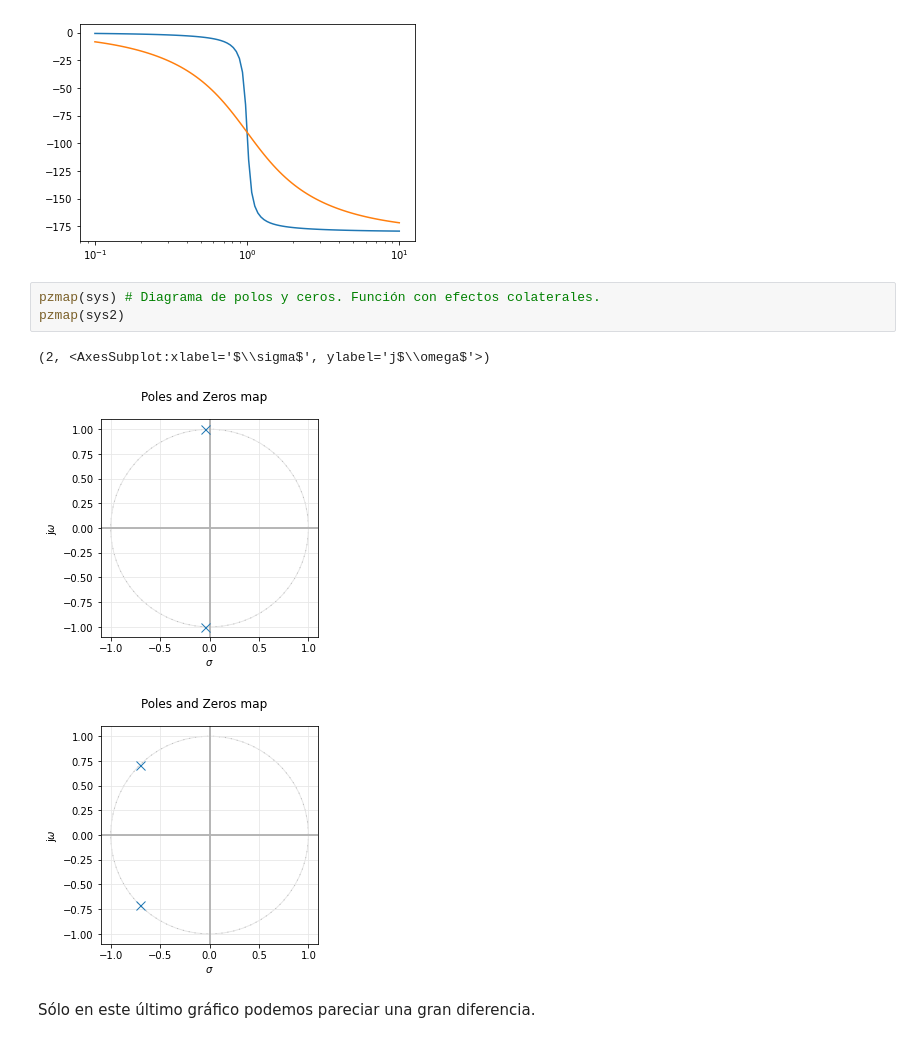
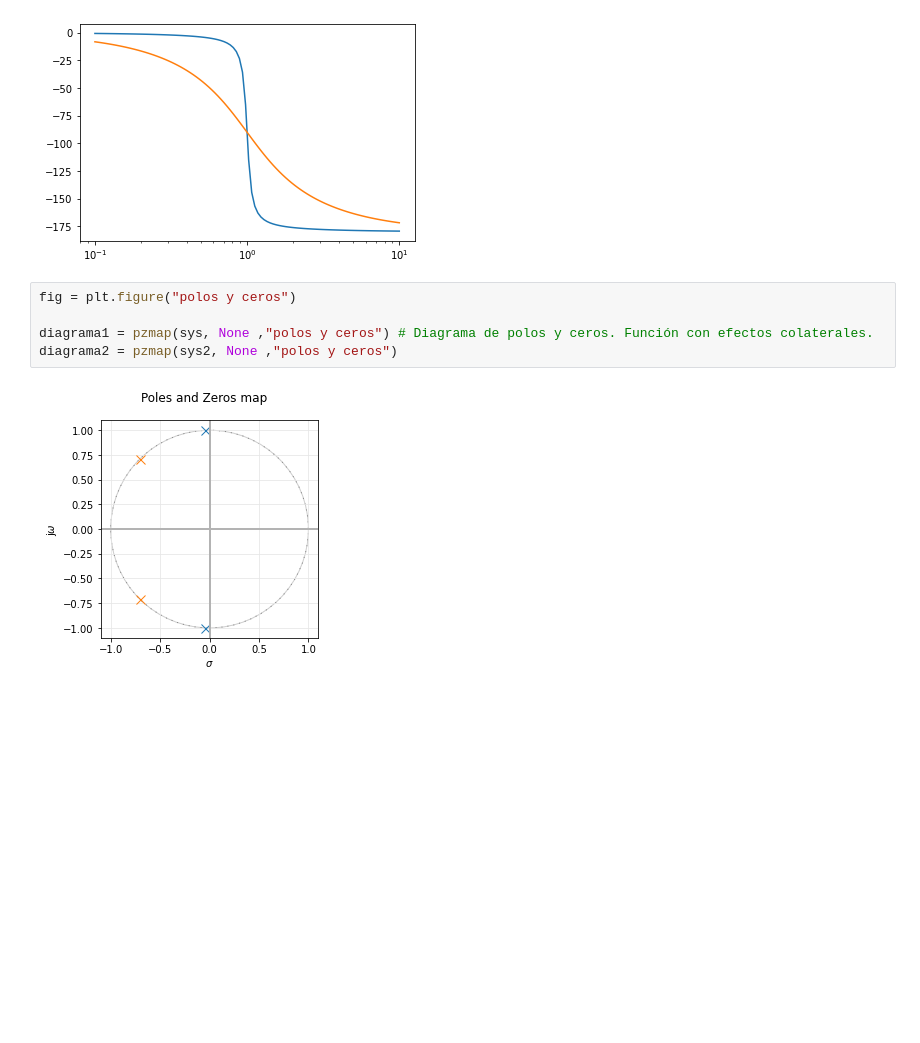
Before and after one commit to fedeSantana/TC2, a Jupyter notebook: Tarea semanal 2/Tarea Semanal 2.ipynb, the cells around one changed output. Drawn from its saved outputs; the diff is of its cells as text; blank space fills up the shorter version.

Commit message:
fusioned graphs of polos and ceros

```diff
--- a/Tarea semanal 2/Tarea Semanal 2.ipynb
+++ b/Tarea semanal 2/Tarea Semanal 2.ipynb
@@ -44,12 +42,9 @@ plt.semilogx(w2, phase2) # Bode phase plot
 [<matplotlib.lines.Line2D at 0x...>]
 [figure]
 # %%
-pzmap(sys) # Diagrama de polos y ceros. Función con efectos colaterales.
-pzmap(sys2)
+fig = plt.figure("polos y ceros")
+
+diagrama1 = pzmap(sys, None ,"polos y ceros") # Diagrama de polos y ceros. Función con efectos colaterales.
+diagrama2 = pzmap(sys2, None ,"polos y ceros")
 # %% [output]
-(2, <AxesSubplot:xlabel='$\\sigma$', ylabel='j$\\omega$'>)
-[figure, old version]
+[figure, new version]
-[figure, removed]
-# %% [markdown]
-
-Sólo en este último gráfico podemos pareciar una gran diferencia.
```
Also changed, not shown: parts of 1 cell of this notebook.
